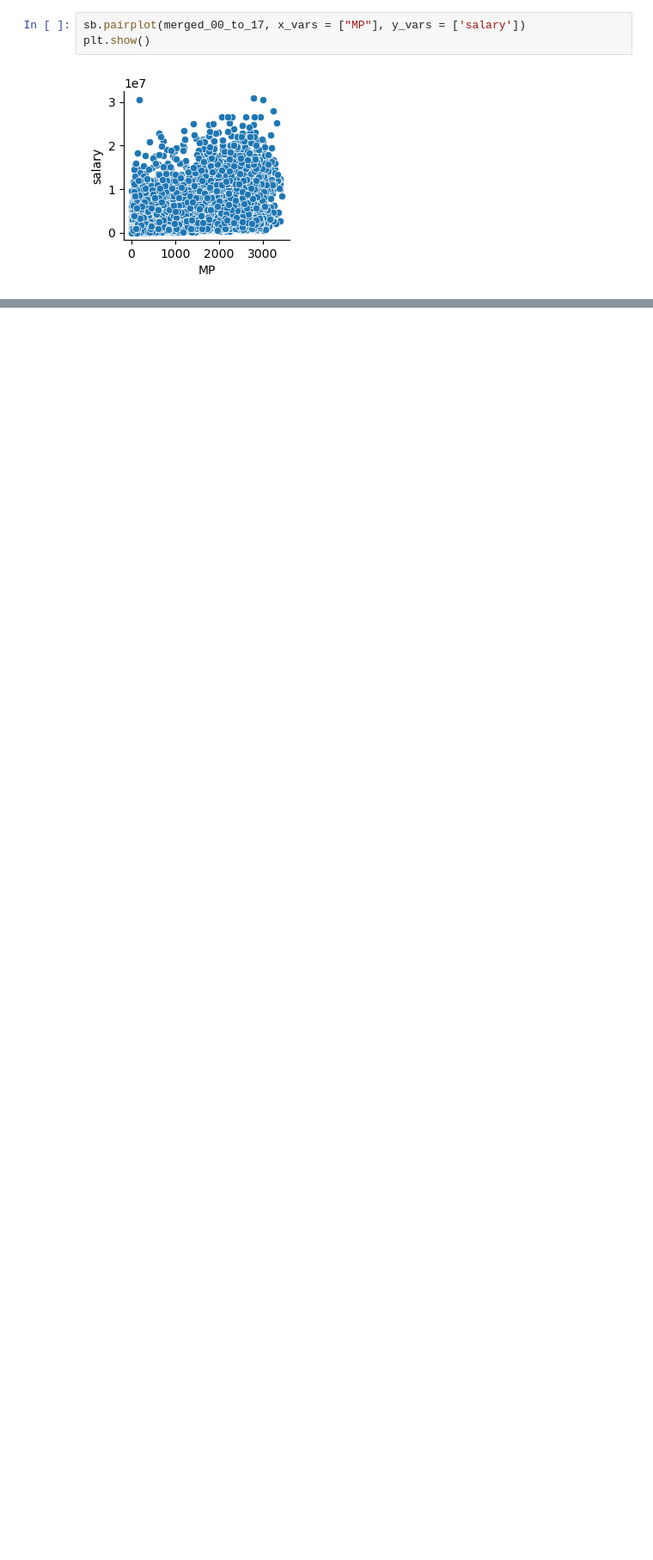
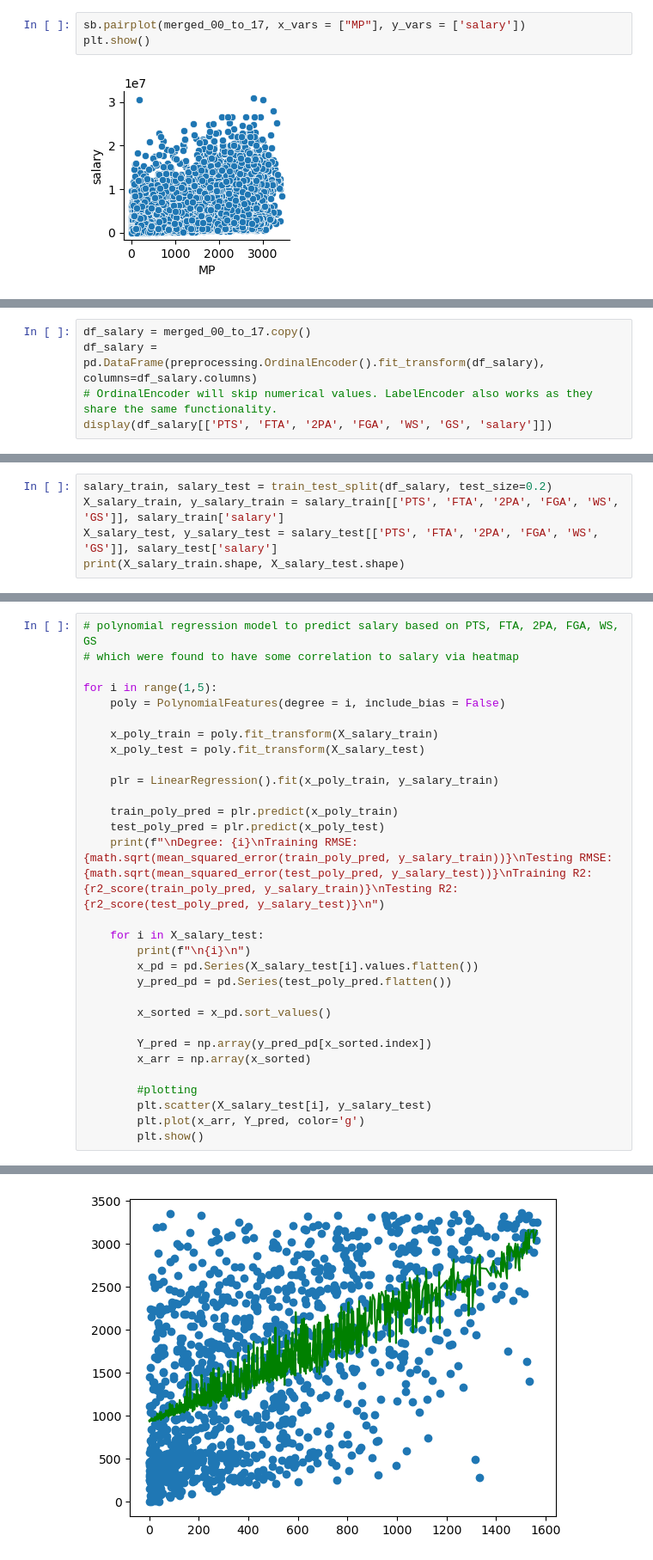
Before and after one commit to ben983593140/171-final-project, a Jupyter notebook: project.ipynb, the cells around one changed output, grey strips where cells are left out. Shown at 86% size. Drawn from its saved outputs; the diff is of its cells as text; blank space fills up the shorter version.

```diff
--- a/project.ipynb
+++ b/project.ipynb
@@ -132,0 +155,5 @@ plt.show()
+# %%
+df_salary = merged_00_to_17.copy()
+df_salary = pd.DataFrame(preprocessing.OrdinalEncoder().fit_transform(df_salary), columns=df_salary.columns)
+# OrdinalEncoder will skip numerical values. LabelEncoder also works as they share the same functionality.
+display(df_salary[['PTS', 'FTA', '2PA', 'FGA', 'WS', 'GS', 'salary']])
@@ -132,0 +174,5 @@ plt.show()
+# %%
+salary_train, salary_test = train_test_split(df_salary, test_size=0.2)
+X_salary_train, y_salary_train = salary_train[['PTS', 'FTA', '2PA', 'FGA', 'WS', 'GS']], salary_train['salary']
+X_salary_test, y_salary_test = salary_test[['PTS', 'FTA', '2PA', 'FGA', 'WS', 'GS']], salary_test['salary']
+print(X_salary_train.shape, X_salary_test.shape)
@@ -132,0 +181,31 @@ plt.show()
+# %%
+# polynomial regression model to predict salary based on PTS, FTA, 2PA, FGA, WS, GS
+# which were found to have some correlation to salary via heatmap
+
+for i in range(1,5):
+    poly = PolynomialFeatures(degree = i, include_bias = False)
+
+    x_poly_train = poly.fit_transform(X_salary_train)
+    x_poly_test = poly.fit_transform(X_salary_test)
+
+    plr = LinearRegression().fit(x_poly_train, y_salary_train)
+
+    train_poly_pred = plr.predict(x_poly_train)
+    test_poly_pred = plr.predict(x_poly_test)
+    print(f"\nDegree: {i}\nTraining RMSE: {math.sqrt(mean_squared_error(train_poly_pred, y_salary_train))}\nTesting RMSE: {math.sqrt(mean_squared_error(test_poly_pred, y_salary_test))}\nTraining R2: {r2_score(train_poly_pred, y_salary_train)}\nTesting R2: {r2_score(test_poly_pred, y_salary_test)}\n")
+
+    for i in X_salary_test:
+        print(f"\n{i}\n")
+        x_pd = pd.Series(X_salary_test[i].values.flatten())
+        y_pred_pd = pd.Series(test_poly_pred.flatten())
+
+        x_sorted = x_pd.sort_values()
+
+        Y_pred = np.array(y_pred_pd[x_sorted.index])
+        x_arr = np.array(x_sorted)
+
+        #plotting
+        plt.scatter(X_salary_test[i], y_salary_test)
+        plt.plot(x_arr, Y_pred, color='g')
+        plt.show()
+# %% [output]
@@ -132,0 +220 @@ plt.show()
+[figure, added]
```
Also changed, not shown: parts of 7 cells of this notebook.
